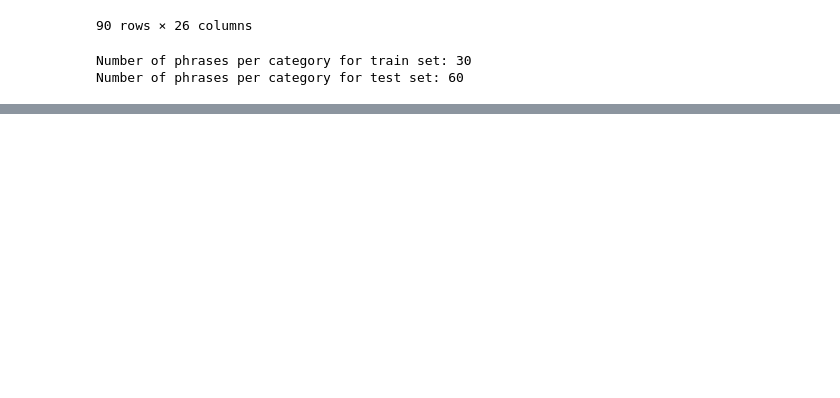
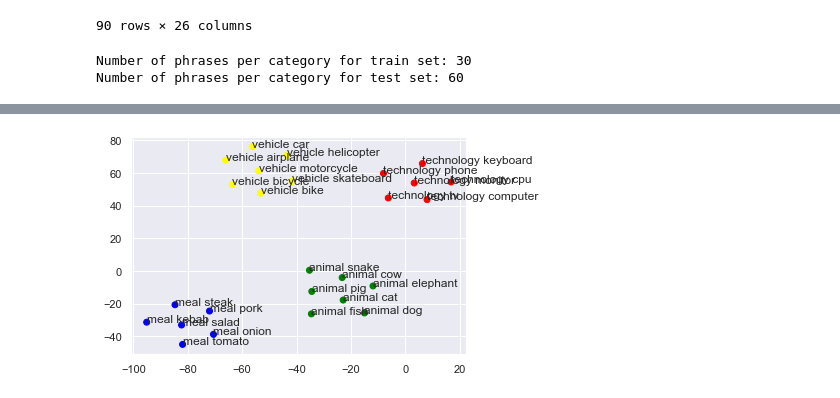
Before and after one commit to MaksOpp/neural-semantic-embeddings, a Jupyter notebook: prepare_train_test_datasets.ipynb, the cells around one changed output, grey strips where cells are left out. Drawn from its saved outputs; the diff is of its cells as text; code cells hidden in the pictures; blank space fills up the shorter version.

```diff
--- a/prepare_train_test_datasets.ipynb
+++ b/prepare_train_test_datasets.ipynb
@@ -115,3 +115,12 @@ def prepare_data(df):
 
 prepare_data(test_df).to_csv('test.csv', index=False)
 prepare_data(train_df).to_csv('train.csv', index=False)
+# %%
+import pickle
+
+def load_keyword_embeddings(path):
+    with open(path, 'rb') as f:
+        return pickle.load(f)
+
+kw_embeds = load_keyword_embeddings('kw_embeds_opt.pickle')
+print(kw_embeds)
@@ -117,0 +145,32 @@ prepare_data(train_df).to_csv('train.csv', index=False)
+# %%
+from sklearn.manifold import TSNE
+import numpy as np
+import matplotlib.pyplot as plt
+from scipy.spatial import distance
+import seaborn as sns
+
+sns.set()
+
+categories = {'animal':'green', 'meal':'blue', 'vehicle':'yellow', 'technology':'red'}
+
+X = []
+
+# Spaghetti code - clean it later
+words = list(kw_embeds.keys())
+
+for col in words:
+    X.append(kw_embeds[col])
+
+
+tsne = TSNE(n_components=2, n_iter=3000, random_state=np.random.RandomState(20), perplexity=10)
+X_tsne = tsne.fit_transform(X)
+
+c = [categories[x.split()[0]] for x in words]
+
+fig, ax = plt.subplots()
+ax.scatter(X_tsne[:, 0], X_tsne[:, 1], c=c)
+
+for i, txt in enumerate(X):
+    ax.annotate(words[i], (X_tsne[:, 0][i], X_tsne[:, 1][i]))
+# %% [output]
+[figure, added]
```
Also changed, not shown: parts of 3 cells of this notebook.
